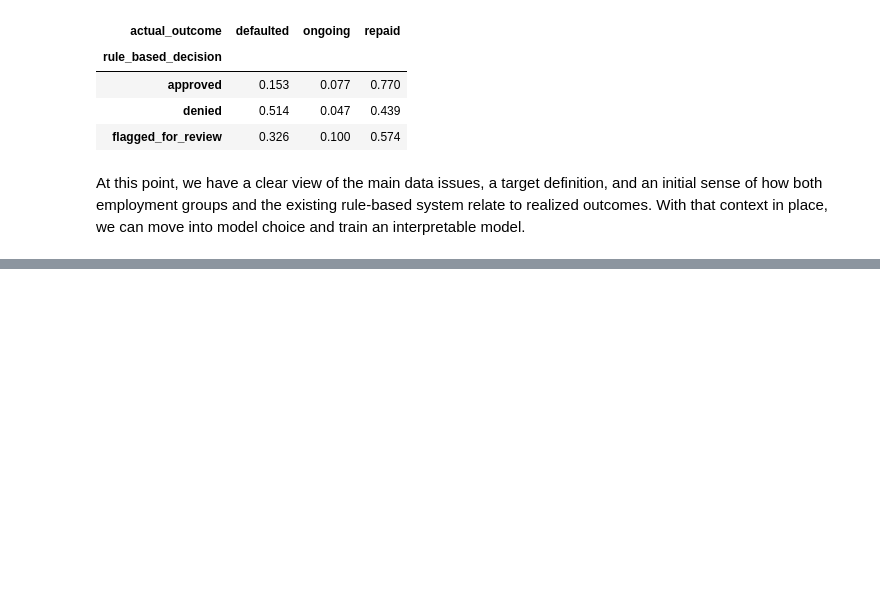
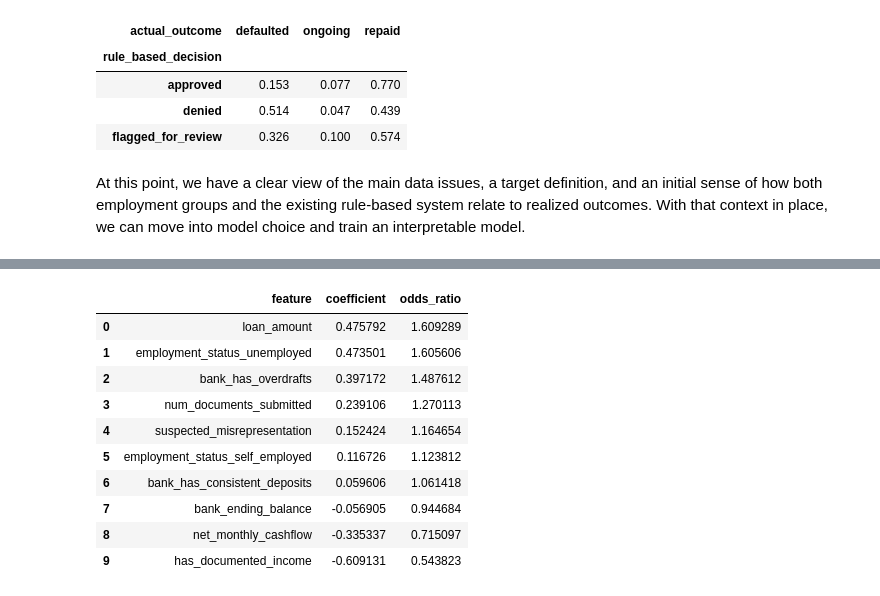
Before and after one commit to manavV245/loan-default-predictor, a Jupyter notebook: notebooks/ML_take_home.ipynb, the cells around one changed output, grey strips where cells are left out. Cells and saved outputs as stored; diff of their text form; code cells hidden in the pictures; blank space fills up the shorter version.

```diff
--- a/notebooks/ML_take_home.ipynb
+++ b/notebooks/ML_take_home.ipynb
@@ -373,0 +498,31 @@ At this point, we have a clear view of the main data issues, a target definition
+# %%
+feature_names = log_reg_pipeline.named_steps["preprocess"].get_feature_names_out()
+coefficients = log_reg_pipeline.named_steps["model"].coef_[0]
+
+coef_df = pd.DataFrame({
+    "feature": feature_names,
+    "coefficient": coefficients,
+    "odds_ratio": np.exp(coefficients)
+})
+
+coef_df["feature"] = (
+    coef_df["feature"]
+    .str.replace("num__", "", regex=False)
+    .str.replace("cat__", "", regex=False)
+)
+
+coef_df = coef_df.sort_values("coefficient", ascending=False).reset_index(drop=True)
+
+display(coef_df)
+# %% [output]
+|  | feature | coefficient | odds_ratio |
+| 0 | loan_amount | 0.475792 | 1.609289 |
+| 1 | employment_status_unemployed | 0.473501 | 1.605606 |
+| 2 | bank_has_overdrafts | 0.397172 | 1.487612 |
+| 3 | num_documents_submitted | 0.239106 | 1.270113 |
+| 4 | suspected_misrepresentation | 0.152424 | 1.164654 |
+| 5 | employment_status_self_employed | 0.116726 | 1.123812 |
+| 6 | bank_has_consistent_deposits | 0.059606 | 1.061418 |
+| 7 | bank_ending_balance | -0.056905 | 0.944684 |
+| 8 | net_monthly_cashflow | -0.335337 | 0.715097 |
+| 9 | has_documented_income | -0.609131 | 0.543823 |
```
Also changed, not shown: parts of 12 cells of this notebook.
